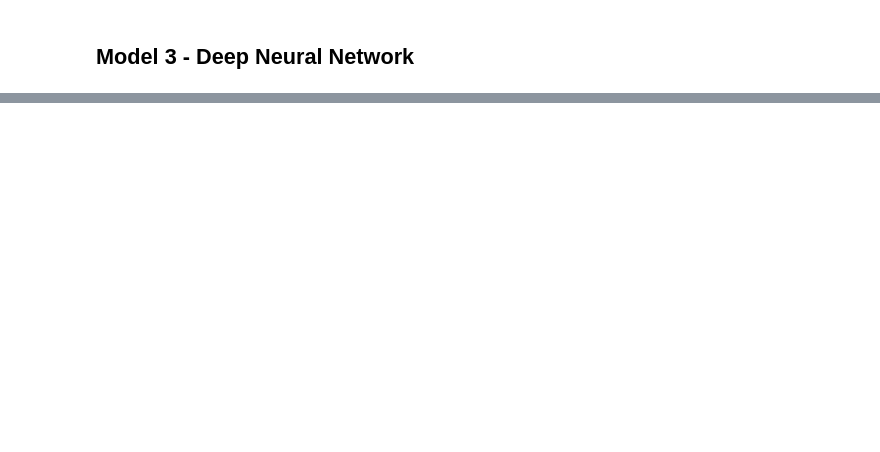
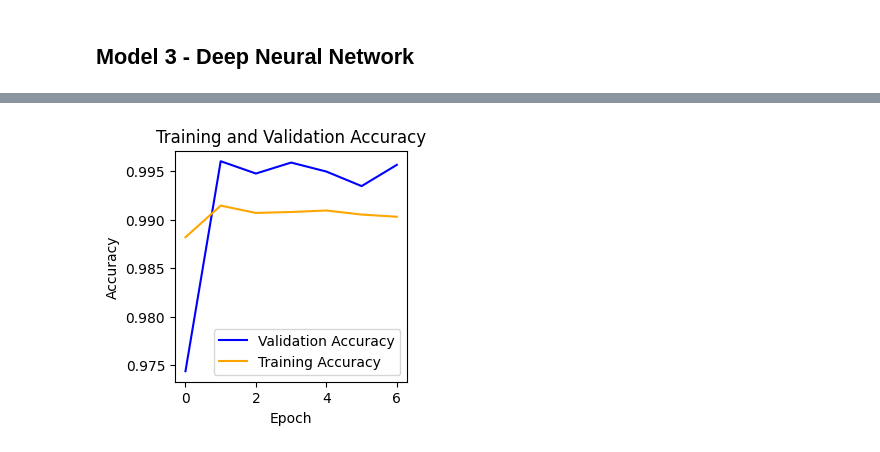
Before and after one commit to RajKulk16/Financial-Sentinel, a Jupyter notebook: main_work.ipynb, the cells around one changed output, grey strips where cells are left out. Drawn from its saved outputs; the diff is of its cells as text; code cells hidden in the pictures; blank space fills up the shorter version.

```diff
--- a/main_work.ipynb
+++ b/main_work.ipynb
@@ -1121,0 +1179,15 @@ array([[1903588,    2341],
+# %%
+early_stopping = EarlyStopping(monitor='val_accuracy',
+    min_delta=0.003,
+    patience=5,
+    verbose=0,
+    mode='auto',
+    baseline=None,
+    restore_best_weights=True,)
+
+model_checkpoint = ModelCheckpoint('dnn.h5', monitor='val_accuracy', mode='auto', verbose=1, save_best_only=True)
+# %%
+history = model.fit(Xtrain_transformed[:1000000], ytrain[:1000000], batch_size=32, epochs=50,
+                    validation_data=(Xtest_transformed[:1000000], ytest[:1000000]),
+                    validation_split=0.2,
+                    callbacks=[early_stopping, model_checkpoint])
@@ -1121,0 +1212,15 @@ array([[1903588,    2341],
+# %%
+plt.figure(figsize=(3,3))
+
+plt.plot(history.history['val_accuracy'], color='blue', label='Validation Accuracy')
+plt.plot(history.history['accuracy'], color='orange', label='Training Accuracy')
+
+plt.xlabel('Epoch')
+plt.ylabel('Accuracy')
+plt.title('Training and Validation Accuracy')
+
+plt.legend()
+
+plt.show()
+# %% [output]
+[figure, added]
```
Also changed, not shown: parts of 14 cells of this notebook.
